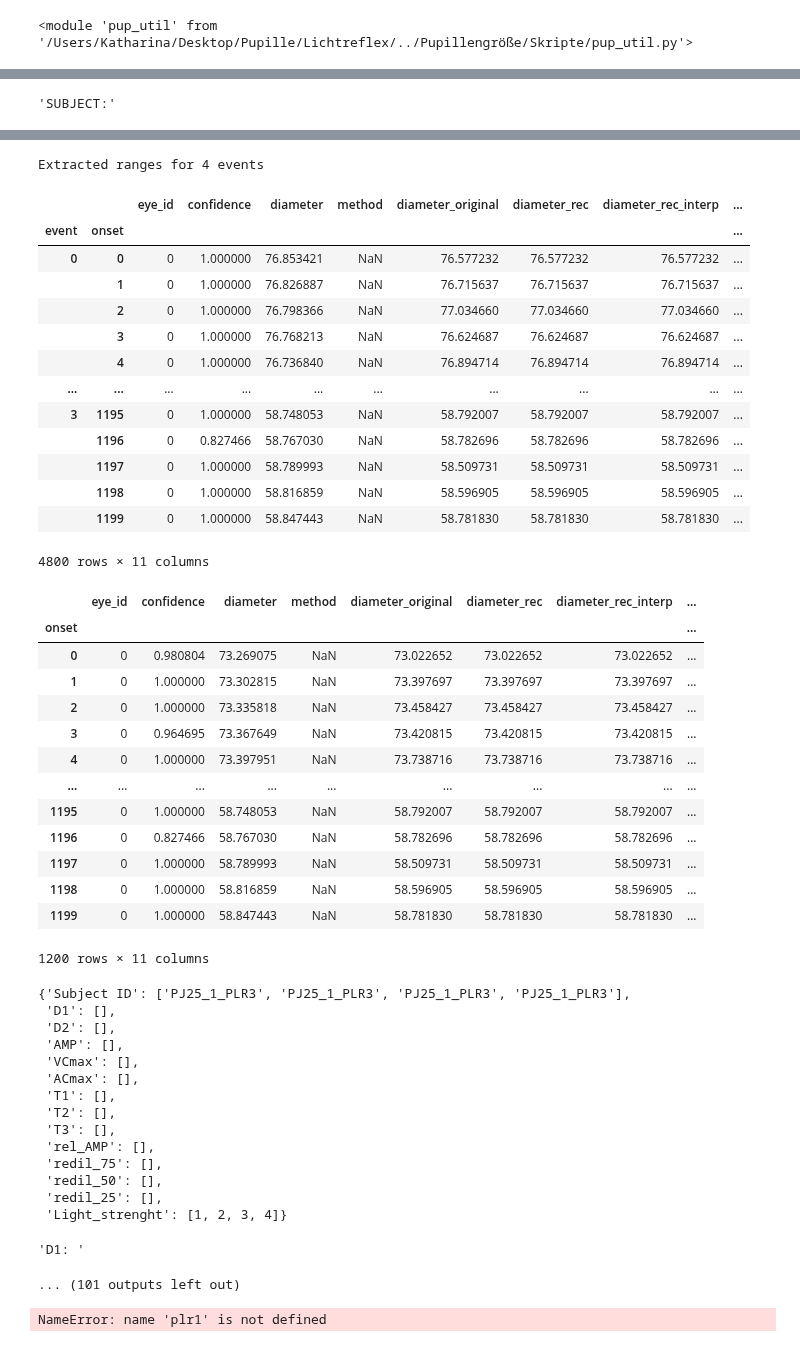
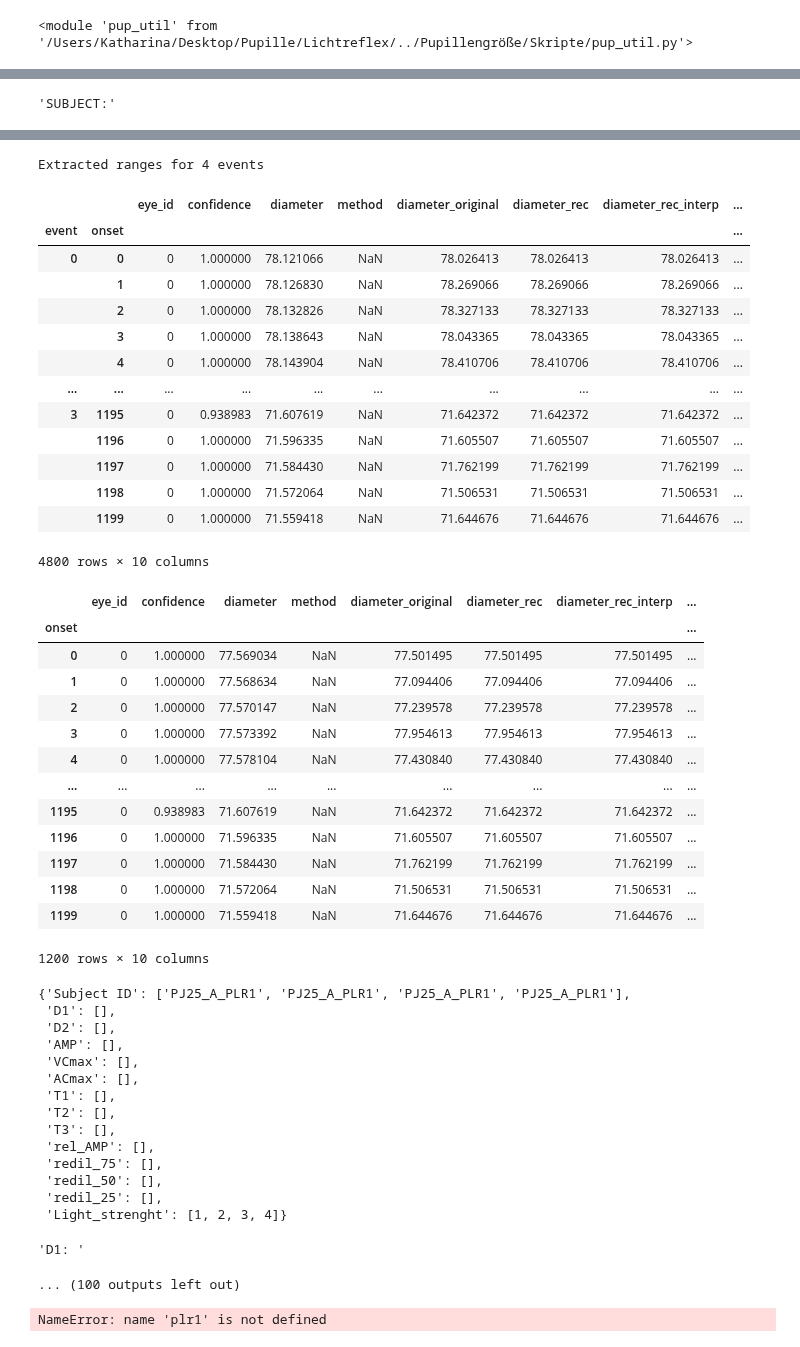
Before and after one commit to KathaMei/Pupille, a Jupyter notebook: Lichtreflex/PLR-Skript-Analysis.ipynb, the cells around one changed output, grey strips where cells are left out. Cells and saved outputs as stored; diff of their text form; code cells hidden in the pictures.

```diff
--- a/Lichtreflex/PLR-Skript-Analysis.ipynb
+++ b/Lichtreflex/PLR-Skript-Analysis.ipynb
@@ -30,7 +30,7 @@ importlib.reload(pup_util)
 # %%
 
 # Define the subject_id
-subject_id = 'PJ25_1_PLR3'
+subject_id = 'PJ25_A_PLR1'
 
 rec_dir=f"{pup_config.data_dir}/{subject_id[:4]}/{subject_id}"
 utils.print_file_structure(rec_dir)
@@ -74,33 +74,33 @@ Loaded 4 events
 Extracted ranges for 4 events
 |  |  | eye_id | confidence | diameter | method | diameter_original | diameter_rec | diameter_rec_interp | ... |
 | event | onset |  |  |  |  |  |  |  | ... |
-| 0 | 0 | 0 | 1.000000 | 76.853421 | NaN | 76.577232 | 76.577232 | 76.577232 | ... |
-|  | 1 | 0 | 1.000000 | 76.826887 | NaN | 76.715637 | 76.715637 | 76.715637 | ... |
-|  | 2 | 0 | 1.000000 | 76.798366 | NaN | 77.034660 | 77.034660 | 77.034660 | ... |
-|  | 3 | 0 | 1.000000 | 76.768213 | NaN | 76.624687 | 76.624687 | 76.624687 | ... |
-|  | 4 | 0 | 1.000000 | 76.736840 | NaN | 76.894714 | 76.894714 | 76.894714 | ... |
+| 0 | 0 | 0 | 1.000000 | 78.121066 | NaN | 78.026413 | 78.026413 | 78.026413 | ... |
+|  | 1 | 0 | 1.000000 | 78.126830 | NaN | 78.269066 | 78.269066 | 78.269066 | ... |
+|  | 2 | 0 | 1.000000 | 78.132826 | NaN | 78.327133 | 78.327133 | 78.327133 | ... |
+|  | 3 | 0 | 1.000000 | 78.138643 | NaN | 78.043365 | 78.043365 | 78.043365 | ... |
+|  | 4 | 0 | 1.000000 | 78.143904 | NaN | 78.410706 | 78.410706 | 78.410706 | ... |
 | ... | ... | ... | ... | ... | ... | ... | ... | ... | ... |
-| 3 | 1195 | 0 | 1.000000 | 58.748053 | NaN | 58.792007 | 58.792007 | 58.792007 | ... |
-|  | 1196 | 0 | 0.827466 | 58.767030 | NaN | 58.782696 | 58.782696 | 58.782696 | ... |
-|  | 1197 | 0 | 1.000000 | 58.789993 | NaN | 58.509731 | 58.509731 | 58.509731 | ... |
-|  | 1198 | 0 | 1.000000 | 58.816859 | NaN | 58.596905 | 58.596905 | 58.596905 | ... |
-|  | 1199 | 0 | 1.000000 | 58.847443 | NaN | 58.781830 | 58.781830 | 58.781830 | ... |
+| 3 | 1195 | 0 | 0.938983 | 71.607619 | NaN | 71.642372 | 71.642372 | 71.642372 | ... |
+|  | 1196 | 0 | 1.000000 | 71.596335 | NaN | 71.605507 | 71.605507 | 71.605507 | ... |
+|  | 1197 | 0 | 1.000000 | 71.584430 | NaN | 71.762199 | 71.762199 | 71.762199 | ... |
+|  | 1198 | 0 | 1.000000 | 71.572064 | NaN | 71.506531 | 71.506531 | 71.506531 | ... |
+|  | 1199 | 0 | 1.000000 | 71.559418 | NaN | 71.644676 | 71.644676 | 71.644676 | ... |
-4800 rows × 11 columns
+4800 rows × 10 columns
 |  | eye_id | confidence | diameter | method | diameter_original | diameter_rec | diameter_rec_interp | ... |
 | onset |  |  |  |  |  |  |  | ... |
-| 0 | 0 | 0.980804 | 73.269075 | NaN | 73.022652 | 73.022652 | 73.022652 | ... |
-| 1 | 0 | 1.000000 | 73.302815 | NaN | 73.397697 | 73.397697 | 73.397697 | ... |
-| 2 | 0 | 1.000000 | 73.335818 | NaN | 73.458427 | 73.458427 | 73.458427 | ... |
-| 3 | 0 | 0.964695 | 73.367649 | NaN | 73.420815 | 73.420815 | 73.420815 | ... |
-| 4 | 0 | 1.000000 | 73.397951 | NaN | 73.738716 | 73.738716 | 73.738716 | ... |
+| 0 | 0 | 1.000000 | 77.569034 | NaN | 77.501495 | 77.501495 | 77.501495 | ... |
+| 1 | 0 | 1.000000 | 77.568634 | NaN | 77.094406 | 77.094406 | 77.094406 | ... |
+| 2 | 0 | 1.000000 | 77.570147 | NaN | 77.239578 | 77.239578 | 77.239578 | ... |
+| 3 | 0 | 1.000000 | 77.573392 | NaN | 77.954613 | 77.954613 | 77.954613 | ... |
+| 4 | 0 | 1.000000 | 77.578104 | NaN | 77.430840 | 77.430840 | 77.430840 | ... |
 | ... | ... | ... | ... | ... | ... | ... | ... | ... |
-| 1195 | 0 | 1.000000 | 58.748053 | NaN | 58.792007 | 58.792007 | 58.792007 | ... |
-| 1196 | 0 | 0.827466 | 58.767030 | NaN | 58.782696 | 58.782696 | 58.782696 | ... |
-| 1197 | 0 | 1.000000 | 58.789993 | NaN | 58.509731 | 58.509731 | 58.509731 | ... |
-| 1198 | 0 | 1.000000 | 58.816859 | NaN | 58.596905 | 58.596905 | 58.596905 | ... |
-| 1199 | 0 | 1.000000 | 58.847443 | NaN | 58.781830 | 58.781830 | 58.781830 | ... |
+| 1195 | 0 | 0.938983 | 71.607619 | NaN | 71.642372 | 71.642372 | 71.642372 | ... |
+| 1196 | 0 | 1.000000 | 71.596335 | NaN | 71.605507 | 71.605507 | 71.605507 | ... |
+| 1197 | 0 | 1.000000 | 71.584430 | NaN | 71.762199 | 71.762199 | 71.762199 | ... |
+| 1198 | 0 | 1.000000 | 71.572064 | NaN | 71.506531 | 71.506531 | 71.506531 | ... |
+| 1199 | 0 | 1.000000 | 71.559418 | NaN | 71.644676 | 71.644676 | 71.644676 | ... |
-1200 rows × 11 columns
+1200 rows × 10 columns
-{'Subject ID': ['PJ25_1_PLR3', 'PJ25_1_PLR3', 'PJ25_1_PLR3', 'PJ25_1_PLR3'],
+{'Subject ID': ['PJ25_A_PLR1', 'PJ25_A_PLR1', 'PJ25_A_PLR1', 'PJ25_A_PLR1'],
  'D1': [],
  'D2': [],
  'AMP': [],
@@ -115,7 +115,7 @@ Extracted ranges for 4 events
  'redil_25': [],
  'Light_strenght': [1, 2, 3, 4]}
 'D1: '
-... (101 outputs left out)
+... (100 outputs left out)
 # %%
 plr_all = [plr1, plr2, plr3, plr4]
 
```
Also changed, not shown: parts of 1 cell of this notebook, 1 other file.
